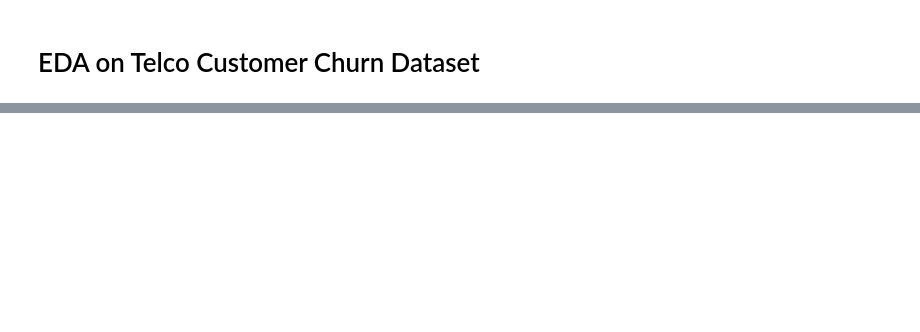
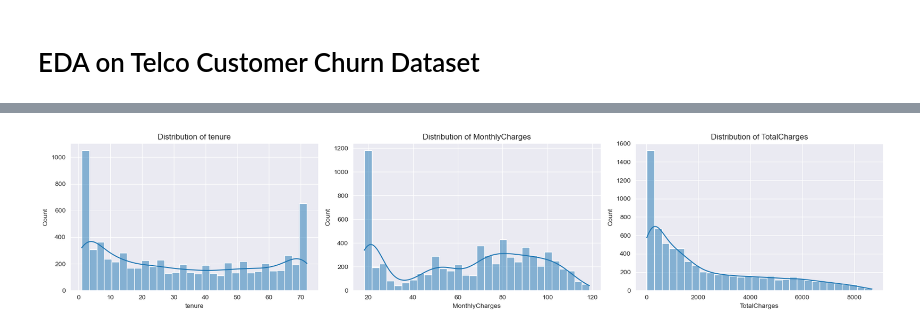
Before and after one commit to devmarkpro/telco-customer-churn-ml-project, a Jupyter notebook: notebooks/01-eda.ipynb, the cells around one changed output, grey strips where cells are left out. Cells and saved outputs as stored; diff of their text form; code cells hidden in the pictures; blank space fills up the shorter version.

Commit message:
refactor EDA notebook for Telco Customer Churn dataset: streamline data processing and visualization steps

```diff
--- a/notebooks/01-eda.ipynb
+++ b/notebooks/01-eda.ipynb
@@ -49,5 +125,7 @@ for col in df.columns:
 # %%
-df['gender'] = df['gender'].map({'Female': 0, 'Male': 1})
-df['gender'] = df['Partner'].map({'No': 0, 'Yes': 1})
-df['gender'] = df['Dependents'].map({'No': 0, 'Yes': 1})
-df['gender'] = df['Dependents'].map({'No': 0, 'Yes': 1})
+binary_columns = ['Partner', 'Dependents', 'PhoneService', 'PaperlessBilling', 'Churn']
+for col in binary_columns:
+    df[col] = df[col].map({'Yes': 1, 'No': 0})
+# %%
+categorical_columns = ['MultipleLines', 'InternetService', 'OnlineSecurity', 'OnlineBackup', 'DeviceProtection', 'TechSupport', 'StreamingTV', 'StreamingMovies', 'Contract', 'PaymentMethod']
+df = pd.get_dummies(df, columns=categorical_columns, drop_first=True)
@@ -53,0 +134,2 @@ df['gender'] = df['Dependents'].map({'No': 0, 'Yes': 1})
+# %%
+df['TotalCharges'] = pd.to_numeric(data['TotalCharges'], errors='coerce')
@@ -53,0 +163,3 @@ df['gender'] = df['Dependents'].map({'No': 0, 'Yes': 1})
+# %%
+df = df.dropna(subset=['TotalCharges'])
+df.isna().sum()
@@ -69,0 +210,13 @@ df
+# %%
+numeric_cols = ['tenure', 'MonthlyCharges', 'TotalCharges']
+fig, axes = plt.subplots(1, 3, figsize=(18, 4))
+
+for i, col in enumerate(numeric_cols):
+    sns.histplot(df[col], kde=True, bins=30, ax=axes[i])
+    axes[i].set_title(f'Distribution of {col}')
+    axes[i].set_xlabel(col)
+
+plt.tight_layout()
+plt.show()
+# %% [output]
+[figure, added]
```
Also changed, not shown: parts of 33 cells of this notebook.
